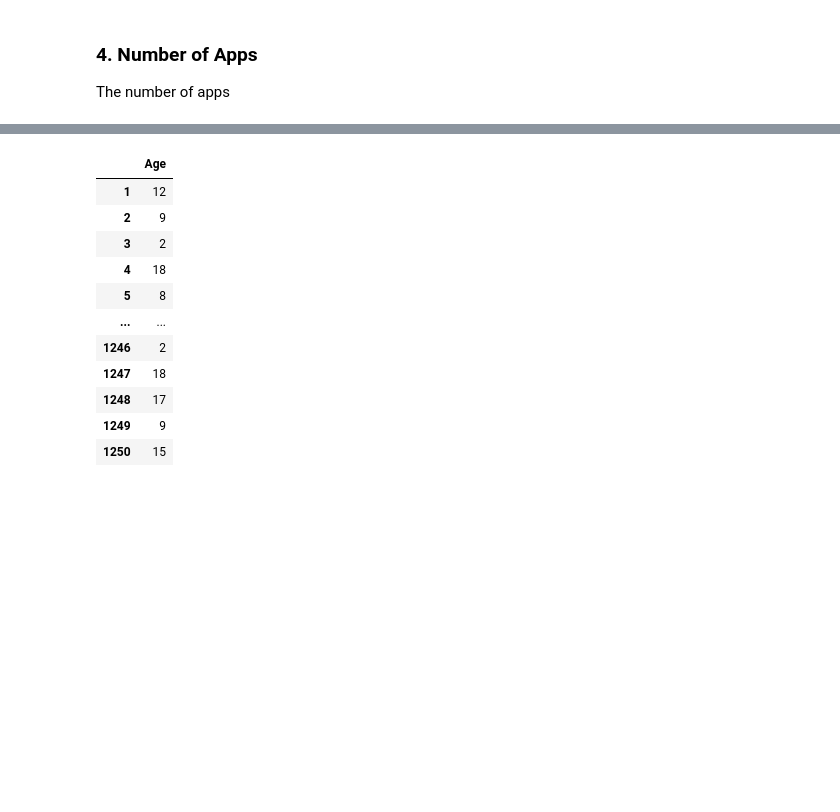
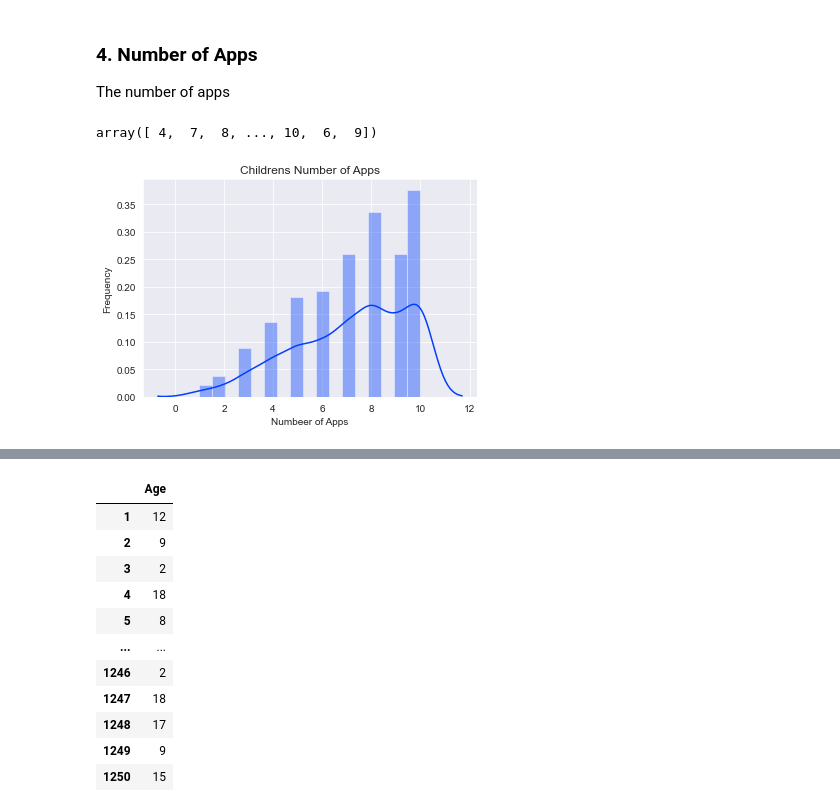
Before and after one commit to JPLee01/Programming_for_Data_Analysis-PRoject, a Jupyter notebook: Programming_for_Data_Analysis-Project.ipynb, the cells around one changed output, grey strips where cells are left out. Saved outputs shown, nothing was run; the diff lists cells and outputs as text; code cells hidden in the pictures; blank space fills up the shorter version.

Commit message:
Varaible 4 code and graph complete. Text and references to add.

```diff
--- a/Programming_for_Data_Analysis-Project.ipynb
+++ b/Programming_for_Data_Analysis-Project.ipynb
@@ -196,3 +197,17 @@ As we can see above the screen time distribution follows the normal distribution
 # %% [markdown]
 ### 4. Number of Apps
 The number of apps
+# %%
+app_num = [1,2,3,4,5,6,7,8,9,10]
+apps = np.random.choice(app_num, 1250, p=[0.01,0.03,0.05,0.07,0.1,0.11,0.13,0.15,0.15,0.20])
+apps
+# %% [output]
+array([ 4,  7,  8, ..., 10,  6,  9])
+# %%
+sns.distplot(apps)
+plt.title('Childrens Number of Apps')
+plt.xlabel('Numbeer of Apps')
+plt.ylabel('Frequency')
+plt.show()
+# %% [output]
+[figure, added]
```
Also changed, not shown: parts of 8 cells of this notebook.
